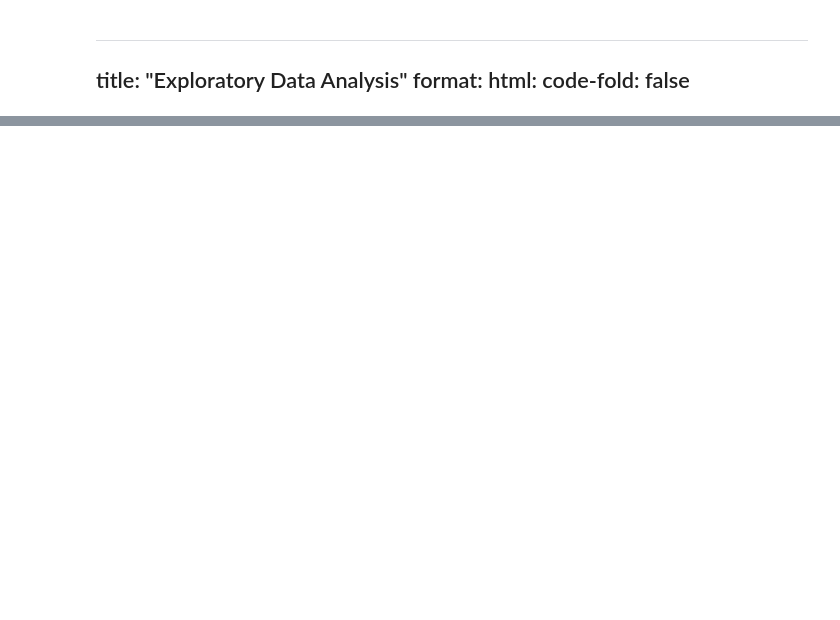
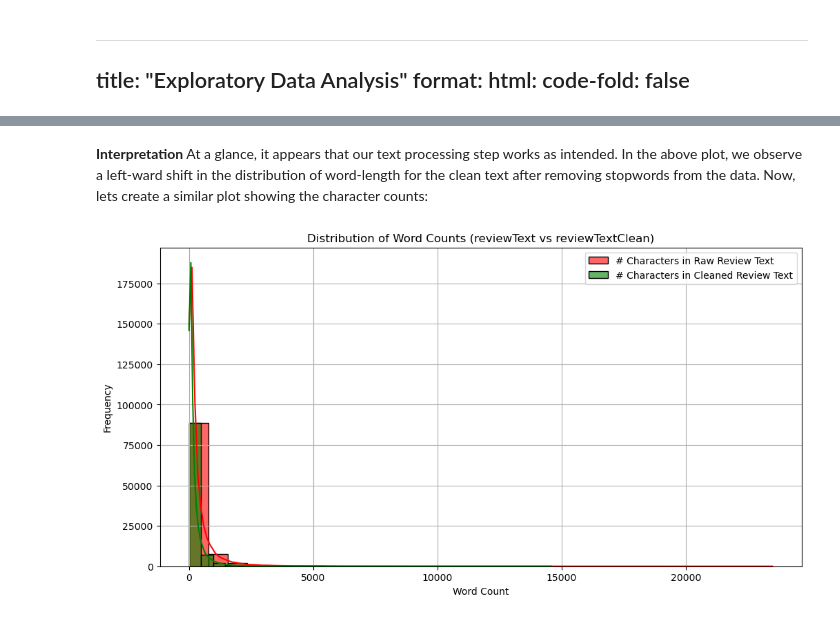
Before and after one commit to sm110101/portfolio_site, a Jupyter notebook: technical-details/eda/main.ipynb, the cells around one changed output, grey strips where cells are left out. Saved outputs shown, nothing was run; the diff lists cells and outputs as text; code cells hidden in the pictures; blank space fills up the shorter version.

```diff
--- a/technical-details/eda/main.ipynb
+++ b/technical-details/eda/main.ipynb
@@ -46,0 +157,16 @@ import nltk
+# %% [markdown]
+**Interpretation**
+At a glance, it appears that our text processing step works as intended. In the above plot, we observe a left-ward shift in the distribution of word-length for the clean text after removing stopwords from the data. Now, lets create a similar plot showing the character counts:
+# %%
+# Plotting distributions of character counts:
+plt.figure(figsize=(12,6))
+sns.histplot(reviews['reviewText'].apply(len), kde=True, bins=30, label='# Characters in Raw Review Text', color='red', alpha=0.6)
+sns.histplot(reviews['reviewTextClean'].apply(len), kde=True, bins=30, label='# Characters in Cleaned Review Text', color='green', alpha=0.6)
+plt.title('Distribution of Word Counts (reviewText vs reviewTextClean)')
+plt.xlabel('Word Count')
+plt.ylabel('Frequency')
+plt.legend()
+plt.grid(True)
+plt.show()
+# %% [output]
+[figure, added]
```
Also changed, not shown: parts of 25 cells of this notebook, 35 other files.
